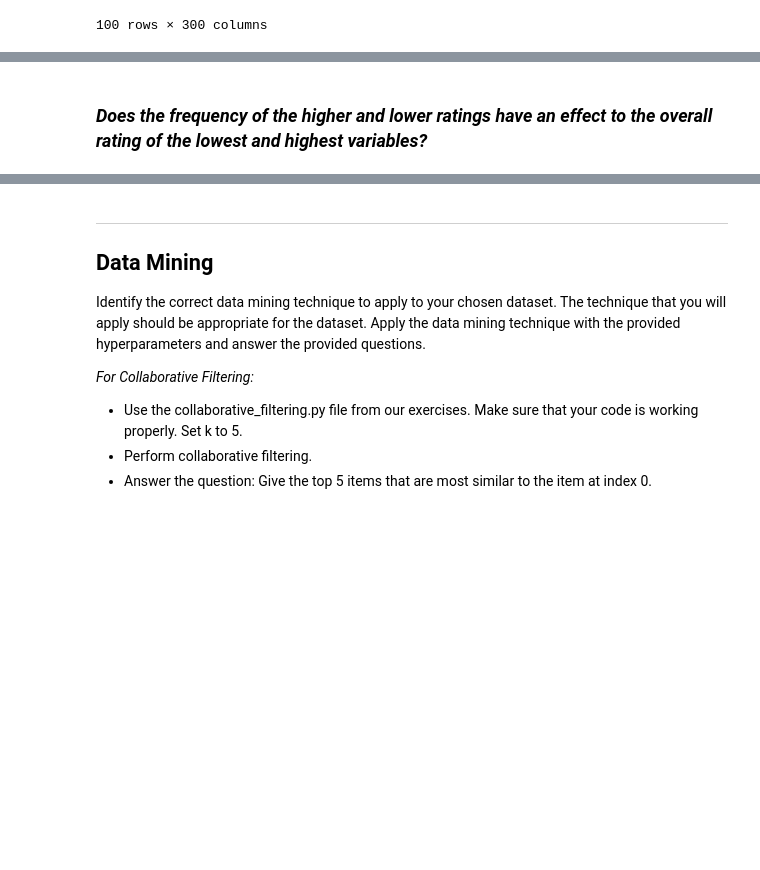
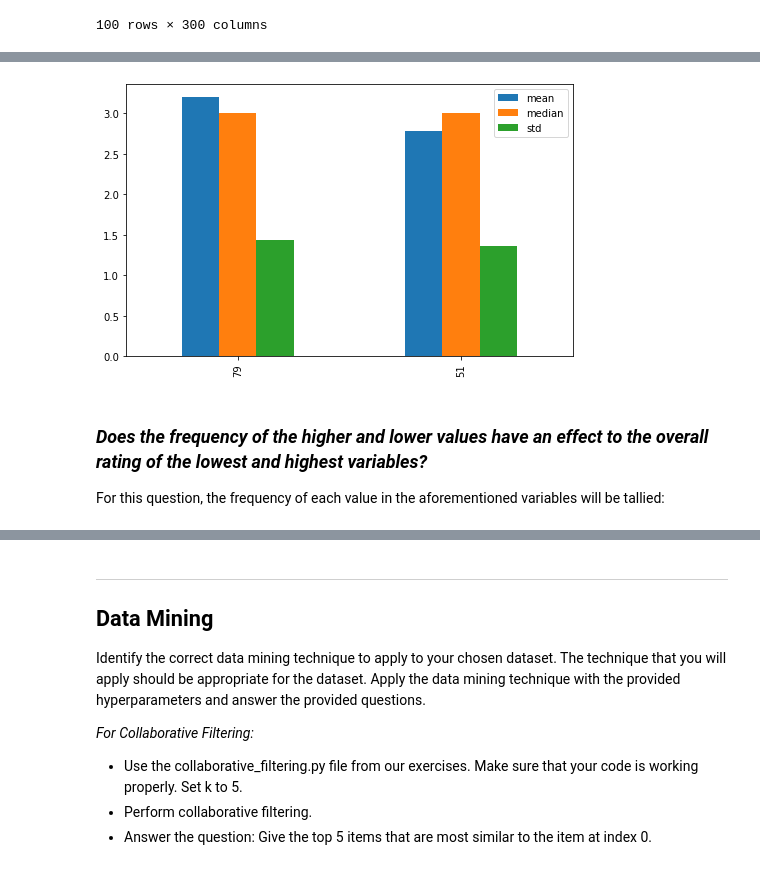
Before and after one commit to zobhhz/CSMODEL, a Jupyter notebook: CSMODEL-Project-2-S14-Group#22.ipynb, the cells around one changed output, grey strips where cells are left out. Drawn from its saved outputs; the diff is of its cells as text; code cells hidden in the pictures; blank space fills up the shorter version.

Commit message:
Added 2nd EDA and Visualizations

```diff
--- a/CSMODEL-Project-2-S14-Group#22.ipynb
+++ b/CSMODEL-Project-2-S14-Group#22.ipynb
@@ -189,0 +116,12 @@ df_mod
+# %%
+# Assign the observations with the highest and lowest means to separate variables
+df_agg_hi = df_agg_sort.iloc[0]
+df_agg_lo = df_agg_sort.iloc[99]
+
+# Print the observations with the highest and lowest mean
+print('Highest Mean: 79 ({:.2f})\n{}\n'.format(df_agg_hi['mean'], df_agg_hi))
+print('Lowest Mean: 51 ({:.2f})\n{}\n'.format(df_agg_lo['mean'], df_agg_lo))
+
+# Creating a DataFrame for simpler representation
+df_agg_hilo = pd.DataFrame({'mean':[df_agg_hi['mean'], df_agg_lo['mean']], 'median':[df_agg_hi['median'], df_agg_lo['median']], 'std':[df_agg_hi['std'], df_agg_lo['std']]}, index=['79','51'])
+df_agg_hilo
@@ -190,2 +155,10 @@ df_mod
+# %%
+# Creating a bar graph
+df_agg_hilo.plot.bar(figsize=(8,5))
+plt.show()
+# %% [output]
+[figure, added]
 # %% [markdown]
-### _Does the frequency of the higher and lower ratings have an effect to the overall rating of the lowest and highest variables?_
+### _Does the frequency of the higher and lower values have an effect to the overall rating of the lowest and highest variables?_
+
+For this question, the frequency of each value in the aforementioned variables will be tallied:
```
Also changed, not shown: parts of 23 cells of this notebook.
